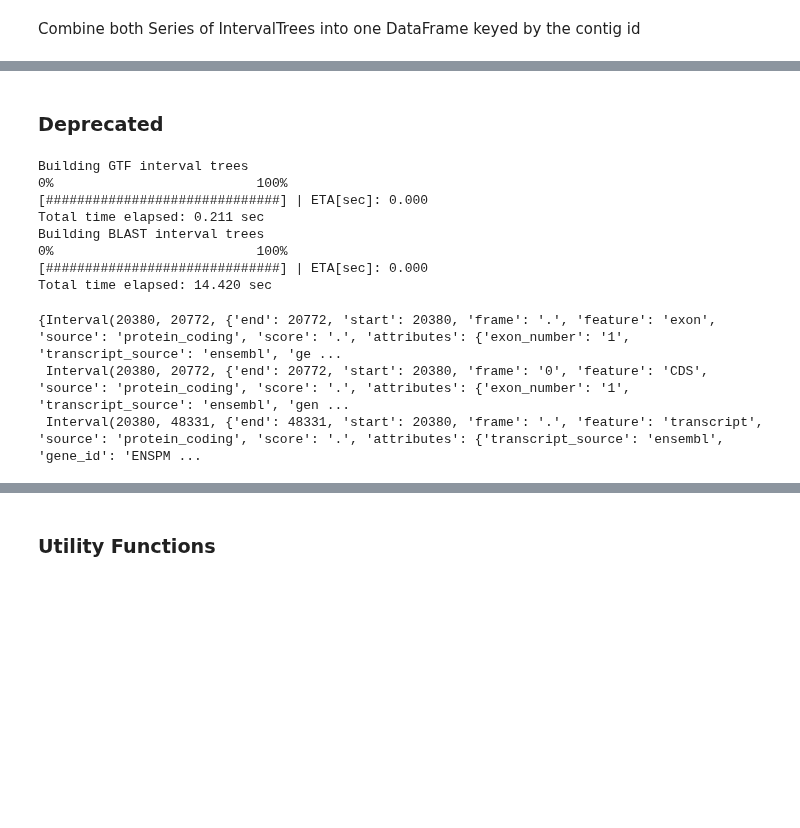
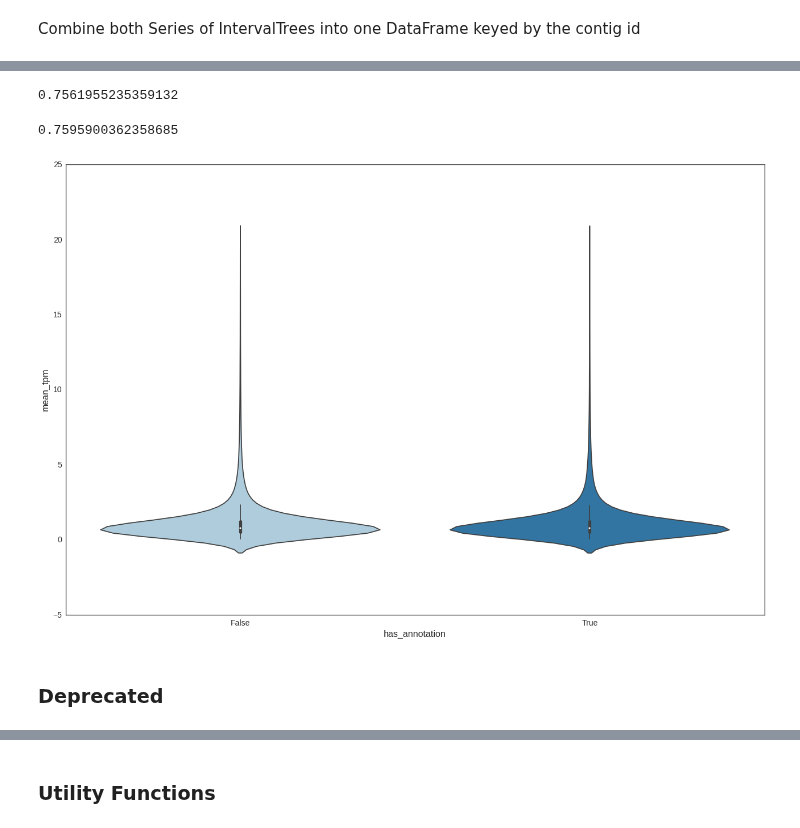
Before and after one commit to standage/2015-petMarSB, a Jupyter notebook: notebooks/petmar-cross-validate.ipynb, the cells around one changed output, grey strips where cells are left out. Saved outputs shown, nothing was run; the diff lists cells and outputs as text; code cells hidden in the pictures; blank space fills up the shorter version.

```diff
--- a/notebooks/petmar-cross-validate.ipynb
+++ b/notebooks/petmar-cross-validate.ipynb
@@ -226,0 +376,19 @@ gtf_df_small.join(d, how='outer')
+# %%
+tpm_df['ann_id'] = False
+tpm_df.update((gtf_aln_df.reset_index().groupby('qseqid')['ann_id'].count() > 0))
+tpm_df.rename(columns={'ann_id':'has_annotation'}, inplace=True)
+# %%
+tpm_df['mean_tpm'] = tpm_df.drop('has_annotation', axis=1).mean(axis=1)
+# %%
+tpm_df[tpm_df.has_annotation == True].mean_tpm.median()
+# %% [output]
+0.7561955235359132
+# %%
+tpm_df[tpm_df.has_annotation == False].mean_tpm.median()
+# %% [output]
+0.7595900362358685
+# %%
+with FigManager() as (fig, ax):
+    sns.violinplot(x='has_annotation', y='mean_tpm', data=tpm_df[tpm_df.mean_tpm < 20], ax=ax, bw=.3)
+# %% [output]
+[figure, added]
@@ -399,18 +398,0 @@ class TranscriptIntervalDB(object):
-# %%
-db = TranscriptIntervalDB(gtf_df.ix['GL476399'], lamp10_pM_df[lamp10_pM_df.sseqid == 'GL476399'],
-                         wdir(resources_df.filename['lamp10']), wdir(resources_df.filename['petMar2']))
-# %% [output]
-Building GTF interval trees
-0%                          100%
-[##############################] | ETA[sec]: 0.000
-Total time elapsed: 0.211 sec
-Building BLAST interval trees
-0%                          100%
-[##############################] | ETA[sec]: 0.000
-Total time elapsed: 14.420 sec
-# %%
-db.gtf_db['GL476399'].search(20380, 20772)
-# %% [output]
-{Interval(20380, 20772, {'end': 20772, 'start': 20380, 'frame': '.', 'feature': 'exon', 'source': 'protein_coding', 'score': '.', 'attributes': {'exon_number': '1', 'transcript_source': 'ensembl', 'ge ...
- Interval(20380, 20772, {'end': 20772, 'start': 20380, 'frame': '0', 'feature': 'CDS', 'source': 'protein_coding', 'score': '.', 'attributes': {'exon_number': '1', 'transcript_source': 'ensembl', 'gen ...
- Interval(20380, 48331, {'end': 48331, 'start': 20380, 'frame': '.', 'feature': 'transcript', 'source': 'protein_coding', 'score': '.', 'attributes': {'transcript_source': 'ensembl', 'gene_id': 'ENSPM ...
```
Also changed, not shown: parts of 75 cells of this notebook.
